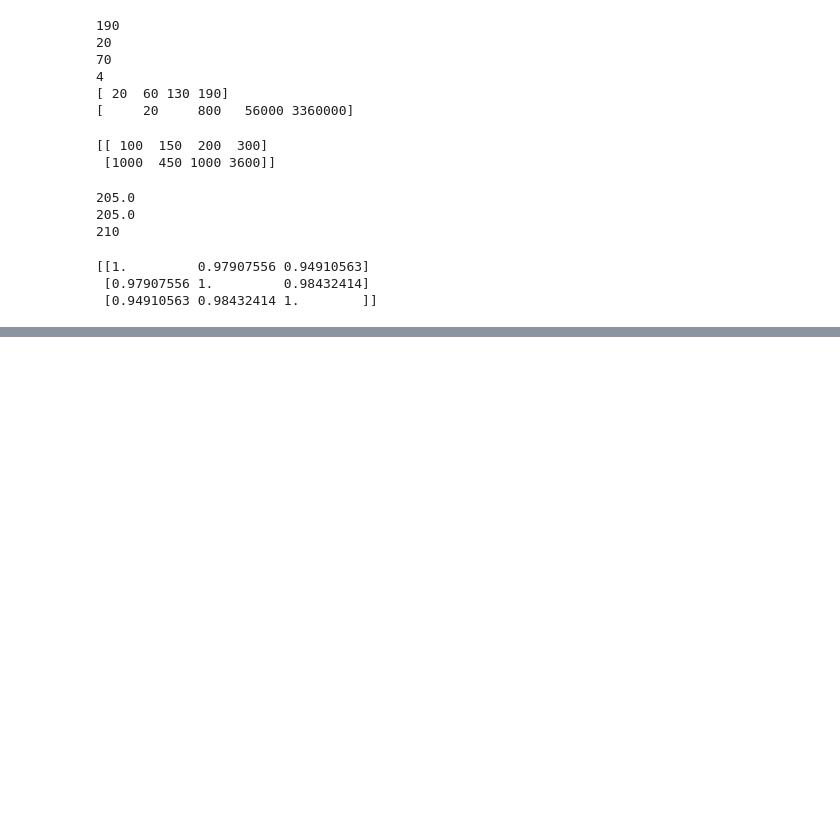
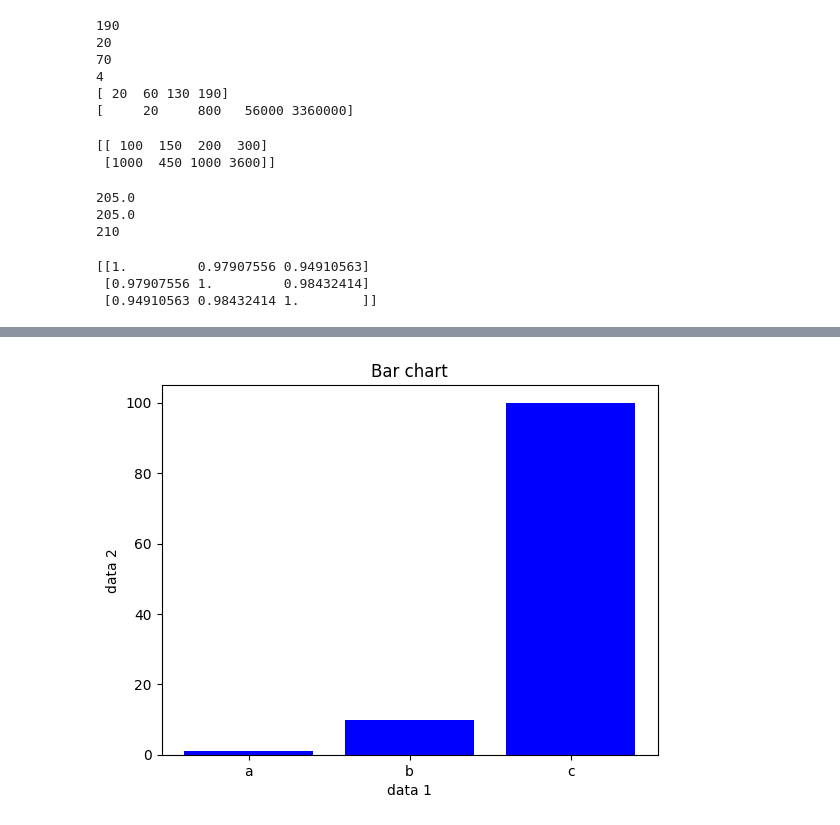
Before and after one commit to garvjain7/Chatbot, a Jupyter notebook: VAC_4th_sem_2.ipynb, the cells around one changed output, grey strips where cells are left out. Cells and saved outputs as stored; diff of their text form; code cells hidden in the pictures; blank space fills up the shorter version.

```diff
--- a/VAC_4th_sem_2.ipynb
+++ b/VAC_4th_sem_2.ipynb
@@ -250,0 +334,11 @@ df.head()
+# %%
+# bar graph
+labels=["a","b","c"]
+values = [1,10,100]
+plt.bar(labels, values, color='Blue')
+plt.title("Bar chart")
+plt.xlabel("data 1")
+plt.ylabel("data 2")
+plt.show()
+# %% [output]
+[figure, added]
```
Also changed, not shown: parts of 11 cells of this notebook.
